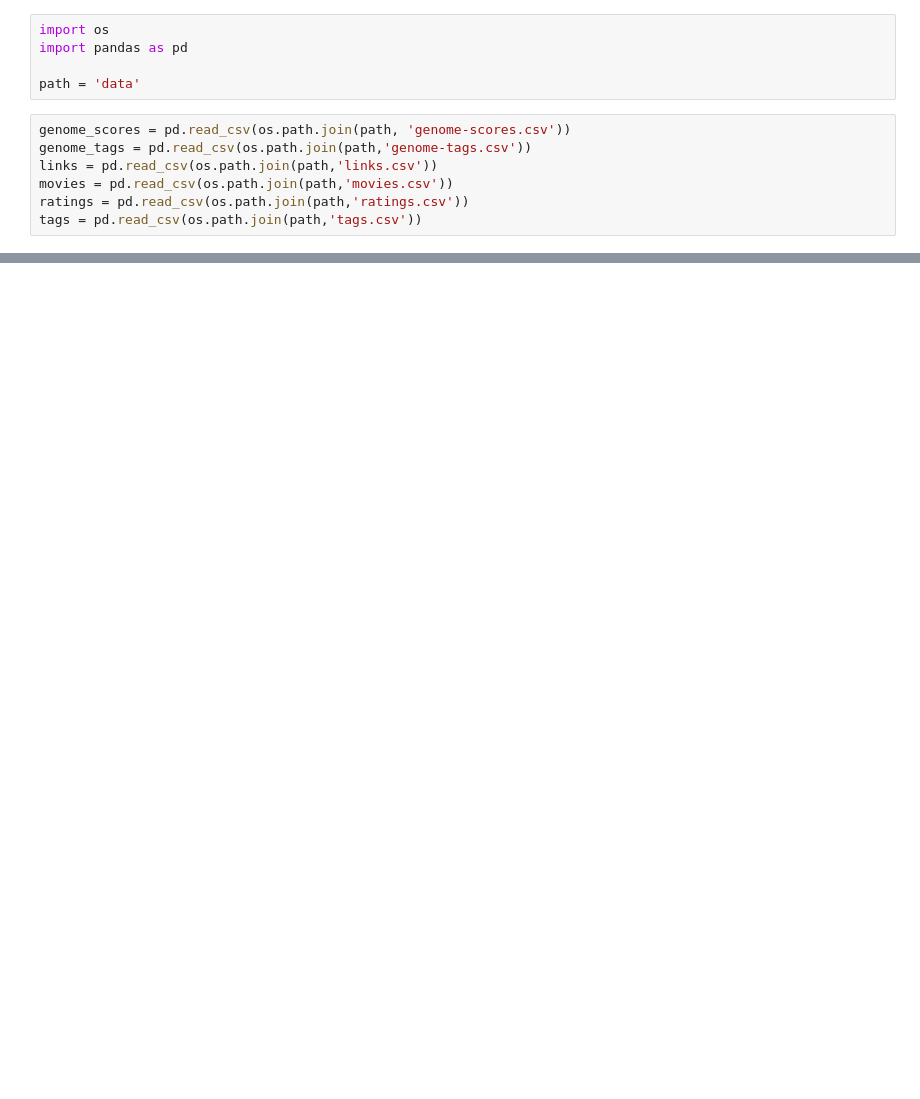
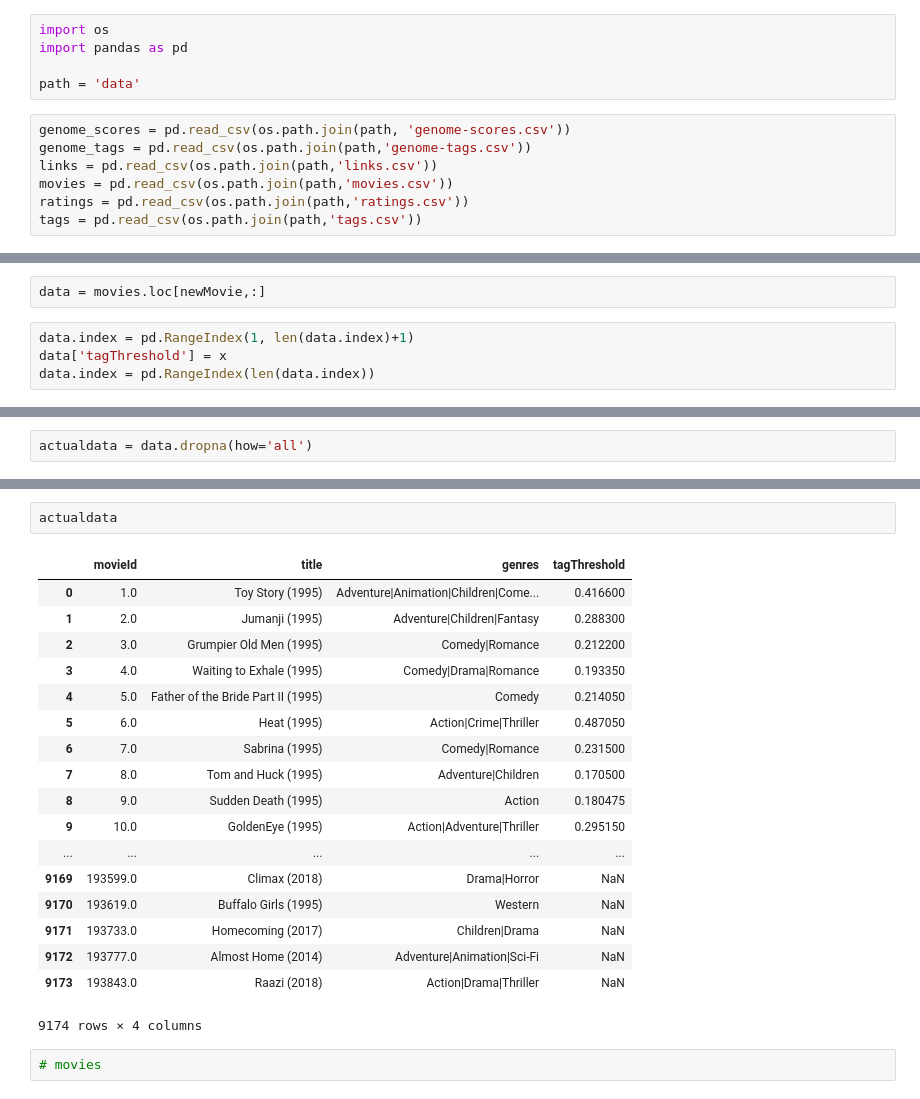
Before and after one commit to aayooush/Brogrammers, a Jupyter notebook: Untitled.ipynb, the cells around one changed output, grey strips where cells are left out. Drawn from its saved outputs; the diff is of its cells as text; blank space fills up the shorter version.

```diff
--- a/Untitled.ipynb
+++ b/Untitled.ipynb
@@ -73,0 +72,6 @@ tags.head()
+# %%
+data = movies.loc[newMovie,:]
+# %%
+data.index = pd.RangeIndex(1, len(data.index)+1)
+data['tagThreshold'] = x
+data.index = pd.RangeIndex(len(data.index))
@@ -73,0 +84,2 @@ tags.head()
+# %%
+actualdata = data.dropna(how='all')
@@ -73,0 +90,23 @@ tags.head()
+# %%
+actualdata
+# %% [output]
+|  | movieId | title | genres | tagThreshold |
+| 0 | 1.0 | Toy Story (1995) | Adventure|Animation|Children|Come... | 0.416600 |
+| 1 | 2.0 | Jumanji (1995) | Adventure|Children|Fantasy | 0.288300 |
+| 2 | 3.0 | Grumpier Old Men (1995) | Comedy|Romance | 0.212200 |
+| 3 | 4.0 | Waiting to Exhale (1995) | Comedy|Drama|Romance | 0.193350 |
+| 4 | 5.0 | Father of the Bride Part II (1995) | Comedy | 0.214050 |
+| 5 | 6.0 | Heat (1995) | Action|Crime|Thriller | 0.487050 |
+| 6 | 7.0 | Sabrina (1995) | Comedy|Romance | 0.231500 |
+| 7 | 8.0 | Tom and Huck (1995) | Adventure|Children | 0.170500 |
+| 8 | 9.0 | Sudden Death (1995) | Action | 0.180475 |
+| 9 | 10.0 | GoldenEye (1995) | Action|Adventure|Thriller | 0.295150 |
+| ... | ... | ... | ... | ... |
+| 9169 | 193599.0 | Climax (2018) | Drama|Horror | NaN |
+| 9170 | 193619.0 | Buffalo Girls (1995) | Western | NaN |
+| 9171 | 193733.0 | Homecoming (2017) | Children|Drama | NaN |
+| 9172 | 193777.0 | Almost Home (2014) | Adventure|Animation|Sci-Fi | NaN |
+| 9173 | 193843.0 | Raazi (2018) | Action|Drama|Thriller | NaN |
+9174 rows × 4 columns
+# %%
+# movies
```
Also changed, not shown: parts of 21 cells of this notebook.
